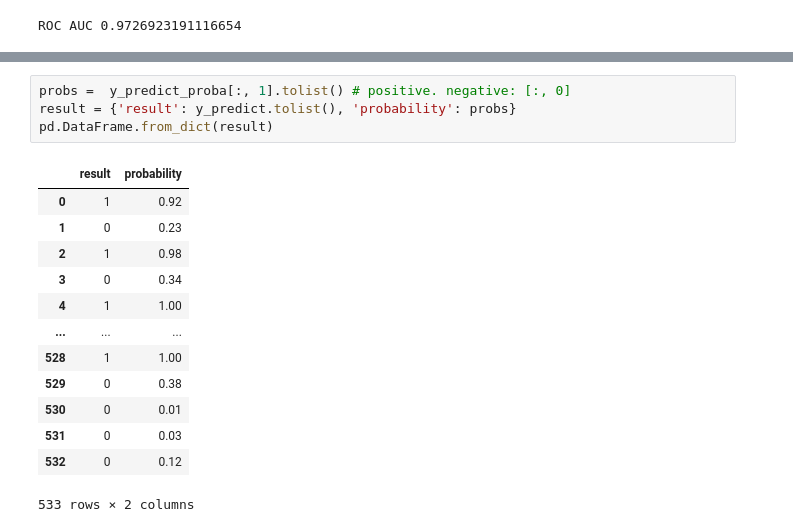
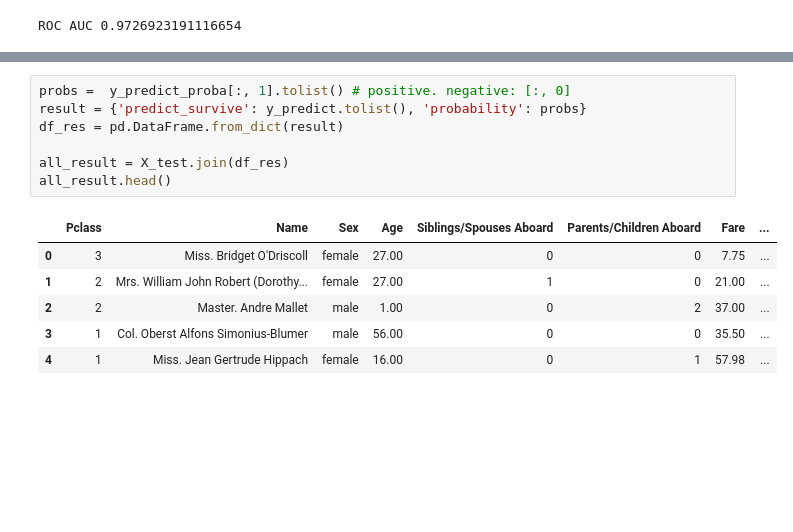
Before and after one commit to jostrm/azure-enterprise-scale-ml, a Jupyter notebook: copy_my_subfolders_to_my_grandparent/notebook_demos/esml_classification_2_score_testset.ipynb, the cells around one changed output, grey strips where cells are left out. Saved outputs shown, nothing was run; the diff lists cells and outputs as text; blank space fills up the shorter version.

```diff
--- a/copy_my_subfolders_to_my_grandparent/notebook_demos/esml_classification_2_score_testset.ipynb
+++ b/copy_my_subfolders_to_my_grandparent/notebook_demos/esml_classification_2_score_testset.ipynb
@@ -167,18 +184,14 @@ def convert_to_list(df_series_or_ndarray):
 # %%
 probs =  y_predict_proba[:, 1].tolist() # positive. negative: [:, 0]
-result = {'result': y_predict.tolist(), 'probability': probs}
-pd.DataFrame.from_dict(result)
+result = {'predict_survive': y_predict.tolist(), 'probability': probs}
+df_res = pd.DataFrame.from_dict(result)
+
+all_result = X_test.join(df_res)
+all_result.head()
 # %% [output]
-|  | result | probability |
-| 0 | 1 | 0.92 |
-| 1 | 0 | 0.23 |
-| 2 | 1 | 0.98 |
-| 3 | 0 | 0.34 |
-| 4 | 1 | 1.00 |
-| ... | ... | ... |
-| 528 | 1 | 1.00 |
-| 529 | 0 | 0.38 |
-| 530 | 0 | 0.01 |
-| 531 | 0 | 0.03 |
-| 532 | 0 | 0.12 |
+|  | Pclass | Name | Sex | Age | Siblings/Spouses Aboard | Parents/Children Aboard | Fare | ... |
+| 0 | 3 | Miss. Bridget O'Driscoll | female | 27.00 | 0 | 0 | 7.75 | ... |
+| 1 | 2 | Mrs. William John Robert (Dorothy... | female | 27.00 | 1 | 0 | 21.00 | ... |
+| 2 | 2 | Master. Andre Mallet | male | 1.00 | 0 | 2 | 37.00 | ... |
+| 3 | 1 | Col. Oberst Alfons Simonius-Blumer | male | 56.00 | 0 | 0 | 35.50 | ... |
+| 4 | 1 | Miss. Jean Gertrude Hippach | female | 16.00 | 0 | 1 | 57.98 | ... |
-533 rows × 2 columns
```
Also changed, not shown: parts of 7 cells of this notebook, 46 other files.
